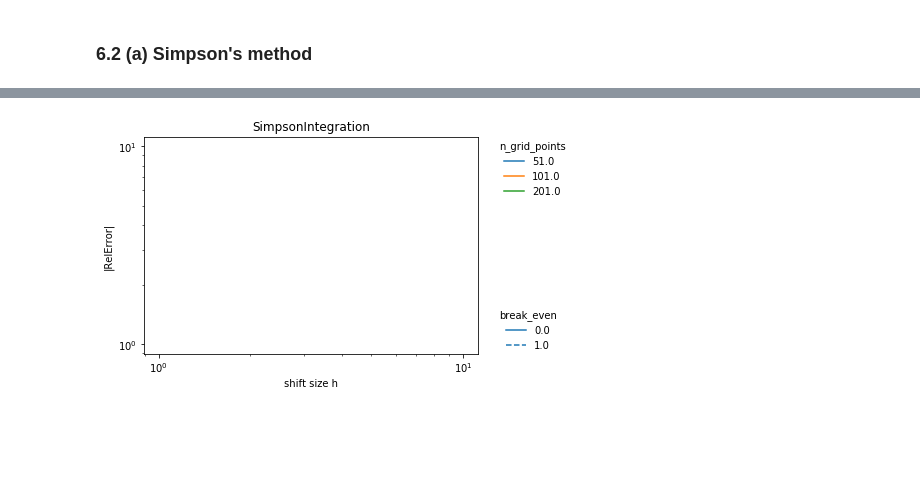
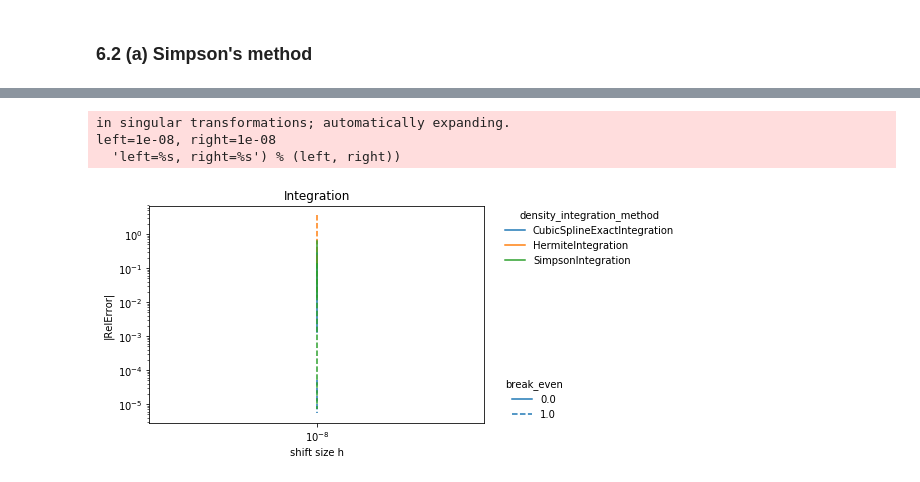
Before and after one commit to sschlenkrich/QuantLibPython, a Jupyter notebook: hom62.ipynb, the cells around one changed output, grey strips where cells are left out. Saved outputs shown, nothing was run; the diff lists cells and outputs as text; code cells hidden in the pictures; blank space fills up the shorter version.

```diff
--- a/hom62.ipynb
+++ b/hom62.ipynb
@@ -275,0 +470,8 @@ table_simpson = compute_integration2(SimpsonIntegration,n_grid_points=[51,101,20
+# %%
+%%timeit -r 1
+%%capture
+table,time_table = compute_integration2_multiple(
+    n_grid_points=[101],
+    lambda_std_devs=[5], hs = [10**(-i) for i in range(3,18)],
+    degree=[1,2]
+)
@@ -275,0 +480,7 @@ table_simpson = compute_integration2(SimpsonIntegration,n_grid_points=[51,101,20
+# %%
+idx = table['density_integration_method'] == 'HermiteIntegration'
+table.loc[idx,'density_integration_method'] = table.loc[idx,'density_integration_method'] + '_' + table.loc[idx,'degree'].map(str)
+plotRelativeError2(
+    table.query('break_even==1'),'I',
+    leg1='density_integration_method',leg2=None,title='Integration'
+)
@@ -276,4 +489,11 @@ table_simpson = compute_integration2(SimpsonIntegration,n_grid_points=[51,101,20
 # %%
-plotRelativeError2(table_simpson,'I',leg1='n_grid_points',leg2='break_even',title='SimpsonIntegration',integration_method='Two-sided')
+plotRelativeError2(
+    table,'I',
+    leg1='density_integration_method',leg2='break_even',title='Integration',
+    integration_method='Upward'
+)
 # %% [output]
+in singular transformations; automatically expanding.
+left=1e-08, right=1e-08
+  'left=%s, right=%s') % (left, right))
-[figure, old version]
+[figure, new version]
```
Also changed, not shown: parts of 57 cells of this notebook.
